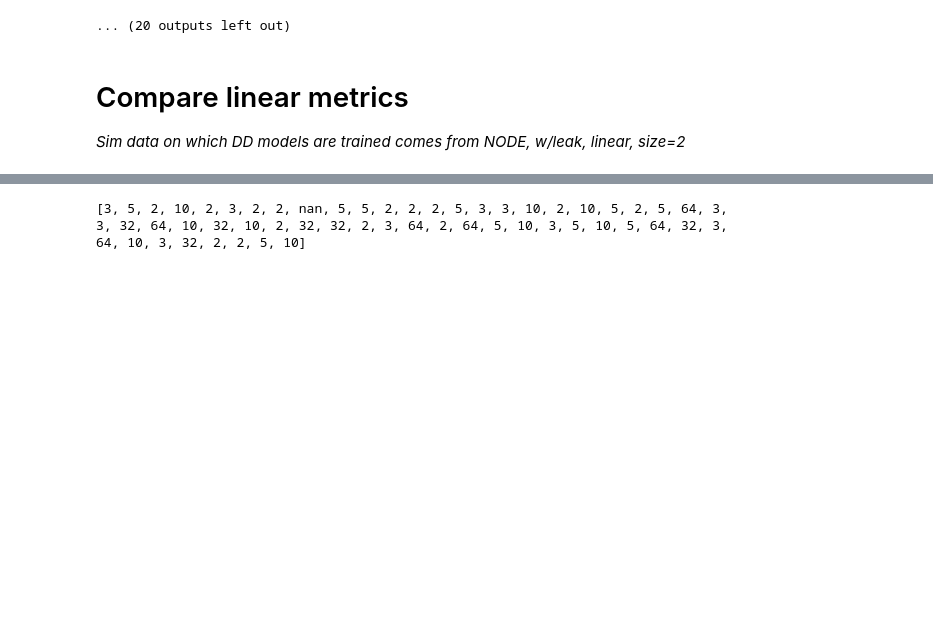
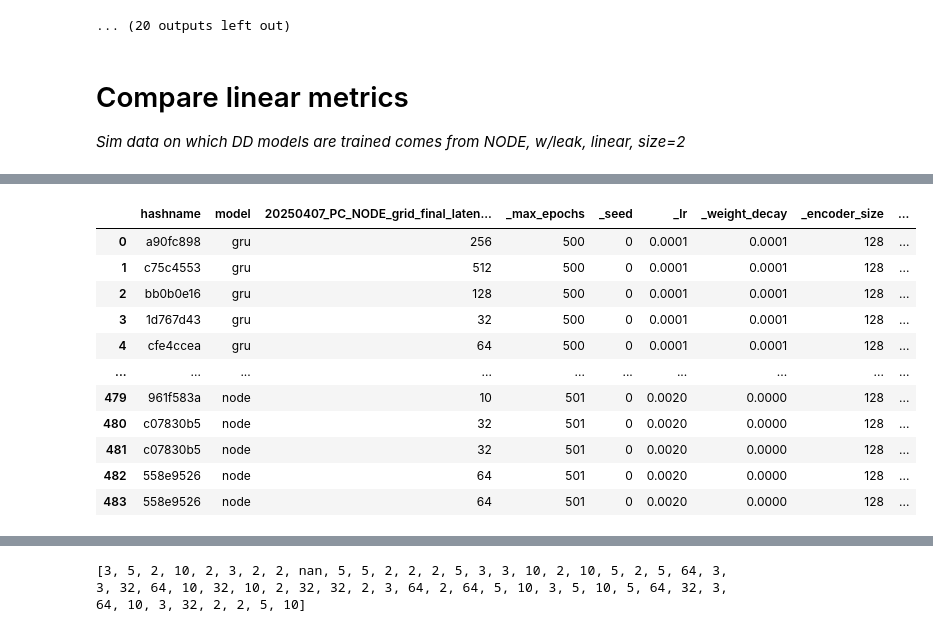
Before and after one commit to alejandradu/ComputationThruDynamicsBenchmark, a Jupyter notebook: examples/notebooks/PC_DD_TT_comparison.ipynb, the cells around one changed output, grey strips where cells are left out. Drawn from its saved outputs; the diff is of its cells as text; code cells hidden in the pictures; blank space fills up the shorter version.

```diff
--- a/examples/notebooks/PC_DD_TT_comparison.ipynb
+++ b/examples/notebooks/PC_DD_TT_comparison.ipynb
@@ -227,0 +119,81 @@ CO-BPS: 0.12125296890735626
+# %%
+# fix previous csv to add model type - NOT NECESSARY W/ UPDATED PARSE FUNC
+import os
+import re
+import pandas as pd
+
+def add_model_column(csv_filepath, DD_path):
+    """
+    Add a 'model' column to an existing CSV file generated by the parse function.
+
+    Parameters:
+    - csv_filepath: Path to the CSV file that needs the model column added
+    - DD_path: Original directory path containing the model subdirectories
+
+    Returns:
+    - DataFrame with added model column
+    - Also saves the updated DataFrame back to the original CSV file
+    """
+    # Read the existing CSV file
+    df = pd.read_csv(csv_filepath)
+
+    # Create a mapping of hash values to model types
+    hash_to_model = {}
+
+    # Scan through the directories to map hash values to model types
+    with os.scandir(DD_path) as subdirs:
+        for subdir in subdirs:
+            if not subdir.is_dir():
+                continue
+
+            # Determine model type from subdirectory name
+            model_type = "unknown"
+            subdir_name_lower = subdir.name.lower()
+            if "gnode" in subdir_name_lower:
+                model_type = "gnode"
+            elif "node" in subdir_name_lower:
+                model_type = "node"
+            elif "fr" in subdir_name_lower:
+                model_type = "fr"
+            elif "gru" in subdir_name_lower:
+                model_type = "gru"
+
+            # Read the hash_keys.txt file to get hash values for this model type
+            hash_table = os.path.join(subdir.path, "hash_keys.txt")
+            if not os.path.exists(hash_table):
+                print(f"Warning: hash_keys.txt not found in {subdir.name}")
+                continue
+
+            # Extract hash values from the file
+            with open(hash_table, 'r') as file:
+                for line in file:
+                    line = line.strip()
+                    if not line:
+                        continue
+
+                    # Check for a hash key line
+                    match = re.match(r'^([a-f0-9]{8}):', line)
+                    if match:
+                        hash_value = match.group(1)
+                        hash_to_model[hash_value] = model_type
+
+    # Add the model column to the DataFrame
+    df['model'] = df['hashname'].map(hash_to_model)
+
+    # Reorder columns to put hashname first, then model
+    cols = ['hashname', 'model'] + [col for col in df.columns if col not in ['hashname', 'model']]
+    df = df[cols]
+
+    # Save the updated DataFrame back to the CSV
+    df.to_csv(csv_filepath, index=False)
+
+    print(f"Added model column to {csv_filepath}")
+
+    return df
+
+hash_from_node = "/home/ad2002/ComputationThruDynamicsBenchmark/examples/notebooks/hash_table_from_node_20250414_171129_COPY.csv"
+dd_path_from_node = "/scratch/gpfs/ad2002/content/trained_models/task-trained/tt_PClicks/from_NODE"
+
+# Example usage
+add_model_column(hash_from_node, dd_path_from_node)
+# %% [output]
@@ -227,0 +201,12 @@ CO-BPS: 0.12125296890735626
+|  | hashname | model | 20250407_PC_NODE_grid_final_laten... | _max_epochs | _seed | _lr | _weight_decay | _encoder_size | ... |
+| 0 | a90fc898 | gru | 256 | 500 | 0 | 0.0001 | 0.0001 | 128 | ... |
+| 1 | c75c4553 | gru | 512 | 500 | 0 | 0.0001 | 0.0001 | 128 | ... |
+| 2 | bb0b0e16 | gru | 128 | 500 | 0 | 0.0001 | 0.0001 | 128 | ... |
+| 3 | 1d767d43 | gru | 32 | 500 | 0 | 0.0001 | 0.0001 | 128 | ... |
+| 4 | cfe4ccea | gru | 64 | 500 | 0 | 0.0001 | 0.0001 | 128 | ... |
+| ... | ... | ... | ... | ... | ... | ... | ... | ... | ... |
+| 479 | 961f583a | node | 10 | 501 | 0 | 0.0020 | 0.0000 | 128 | ... |
+| 480 | c07830b5 | node | 32 | 501 | 0 | 0.0020 | 0.0000 | 128 | ... |
+| 481 | c07830b5 | node | 32 | 501 | 0 | 0.0020 | 0.0000 | 128 | ... |
+| 482 | 558e9526 | node | 64 | 501 | 0 | 0.0020 | 0.0000 | 128 | ... |
+| 483 | 558e9526 | node | 64 | 501 | 0 | 0.0020 | 0.0000 | 128 | ... |
```
Also changed, not shown: parts of 6 cells of this notebook, 10 other files.
